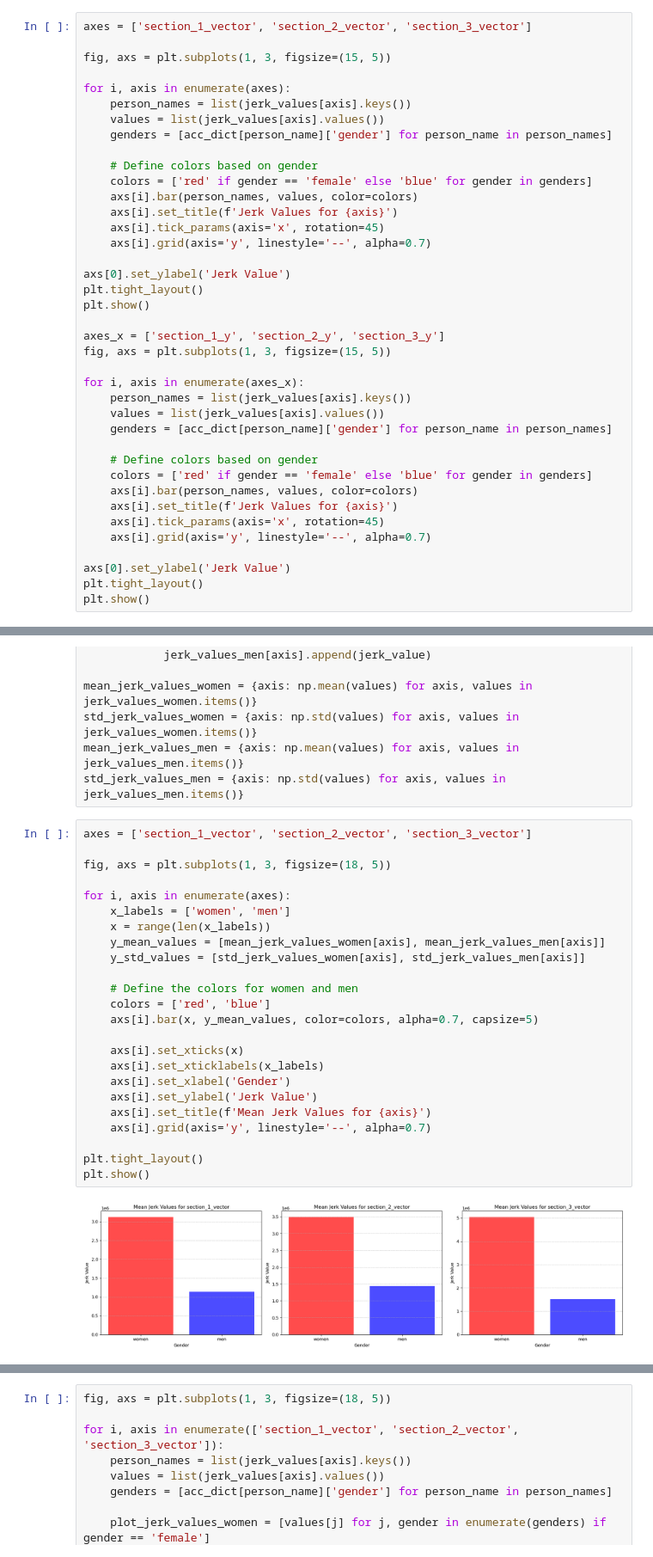
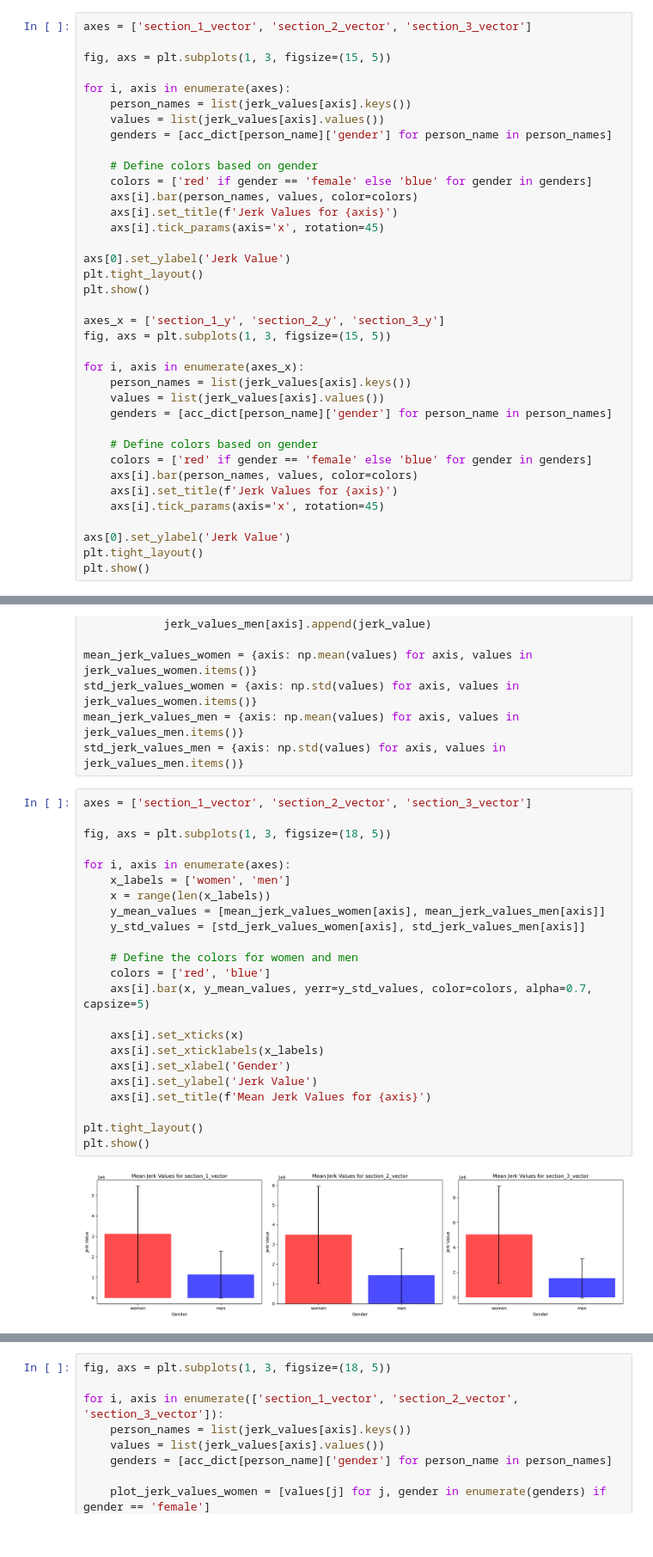
Before and after one commit to doertiboy/MasterStudy, a Jupyter notebook: 02_FeatureExtraction.ipynb, the cells around one changed output, grey strips where cells are left out. Shown at 86% size. Drawn from its saved outputs; the diff is of its cells as text.

Commit message:
change plots and colors

```diff
--- a/02_FeatureExtraction.ipynb
+++ b/02_FeatureExtraction.ipynb
@@ -230,7 +227,6 @@ for i, axis in enumerate(axes):
     axs[i].bar(person_names, values, color=colors)
     axs[i].set_title(f'Jerk Values for {axis}')
     axs[i].tick_params(axis='x', rotation=45)
-    axs[i].grid(axis='y', linestyle='--', alpha=0.7)
 
 axs[0].set_ylabel('Jerk Value')
 plt.tight_layout()
@@ -249,7 +245,6 @@ for i, axis in enumerate(axes_x):
     axs[i].bar(person_names, values, color=colors)
     axs[i].set_title(f'Jerk Values for {axis}')
     axs[i].tick_params(axis='x', rotation=45)
-    axs[i].grid(axis='y', linestyle='--', alpha=0.7)
 
 axs[0].set_ylabel('Jerk Value')
 plt.tight_layout()
@@ -283,29 +278,28 @@ std_jerk_values_men = {axis: np.std(values) for axis, values in jerk_values_men.
 # %%
 axes = ['section_1_vector', 'section_2_vector', 'section_3_vector']
 
 fig, axs = plt.subplots(1, 3, figsize=(18, 5))
 
 for i, axis in enumerate(axes):
     x_labels = ['women', 'men']
     x = range(len(x_labels))
     y_mean_values = [mean_jerk_values_women[axis], mean_jerk_values_men[axis]]
     y_std_values = [std_jerk_values_women[axis], std_jerk_values_men[axis]]
 
     # Define the colors for women and men
     colors = ['red', 'blue']
-    axs[i].bar(x, y_mean_values, color=colors, alpha=0.7, capsize=5)
+    axs[i].bar(x, y_mean_values, yerr=y_std_values, color=colors, alpha=0.7, capsize=5)
 
     axs[i].set_xticks(x)
     axs[i].set_xticklabels(x_labels)
     axs[i].set_xlabel('Gender')
     axs[i].set_ylabel('Jerk Value')
     axs[i].set_title(f'Mean Jerk Values for {axis}')
-    axs[i].grid(axis='y', linestyle='--', alpha=0.7)
 
 plt.tight_layout()
 plt.show()
 # %% [output]
-[figure, old version]
+[figure, new version]
 # %%
 sections = ['Section 1', 'Section 2', 'Section 3']
 labels = ['Women', 'Men']
```
Also changed, not shown: parts of 6 cells of this notebook, 50 other files.
